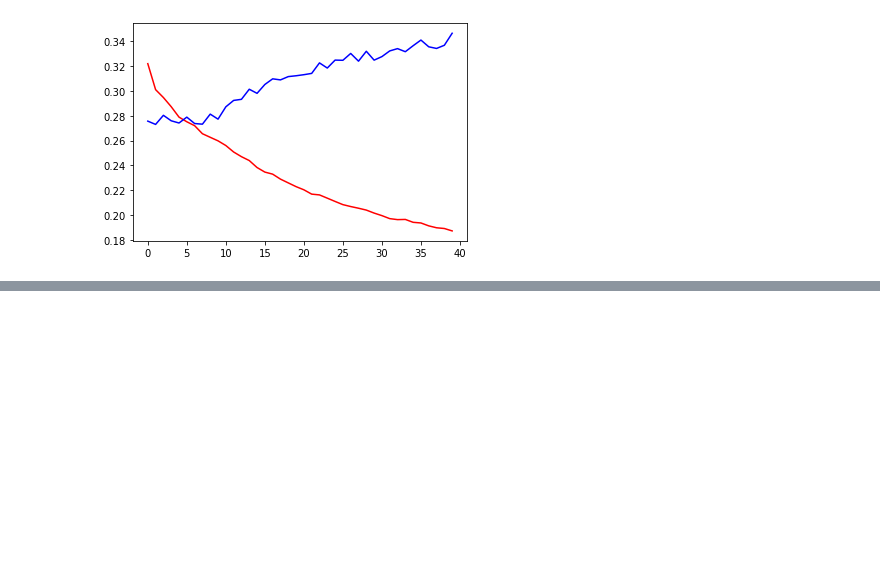
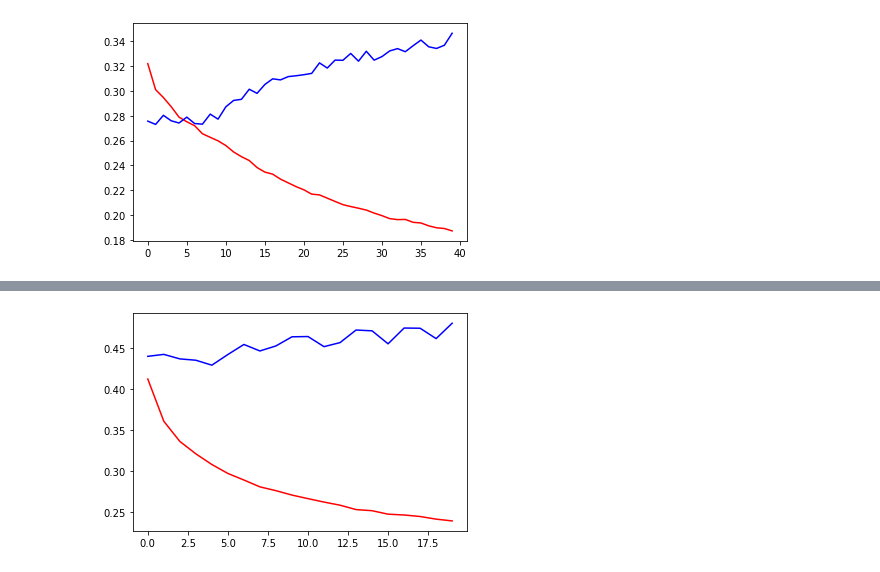
Before and after one commit to office-diet/python_keras_deeplearning, a Jupyter notebook: chapter06-02.ipynb, the cells around one changed output, grey strips where cells are left out. Saved outputs shown, nothing was run; the diff lists cells and outputs as text; code cells hidden in the pictures; blank space fills up the shorter version.

```diff
--- a/chapter06-02.ipynb
+++ b/chapter06-02.ipynb
@@ -437,0 +558,17 @@ with tf.device("/cpu:0"):
+# %%
+from tensorflow.keras.models import Sequential
+from tensorflow.keras.layers import Conv1D, MaxPooling1D, GlobalMaxPooling1D, Dense
+from tensorflow.keras.optimizers import RMSprop
+
+with tf.device("/cpu:0"):
+    model = Sequential()
+    model.add(Conv1D(32, 5, activation="relu", input_shape=(None, float_data.shape[-1])))
+    model.add(MaxPooling1D(3))
+    model.add(Conv1D(32, 5, activation="relu"))
+    model.add(MaxPooling1D(3))
+    model.add(Conv1D(32, 5, activation="relu"))
+    model.add(GlobalMaxPooling1D())
+    model.add(Dense(1))
+
+    model.compile(optimizer=RMSprop(), loss="mae")
+    history = model.fit_generator(train_gen, steps_per_epoch=500, epochs=20, validation_data=val_gen, validation_steps=val_steps)
@@ -437,0 +593,10 @@ with tf.device("/cpu:0"):
+# %%
+import matplotlib.pyplot as plt
+with tf.device("/cpu:0"):
+    x = range(len(history.history["loss"]))
+
+    plt.plot(x, history.history["loss"], "r")
+    plt.plot(x, history.history["val_loss"], "b")
+    plt.show()
+# %% [output]
+[figure, added]
```
Also changed, not shown: parts of 6 cells of this notebook.
